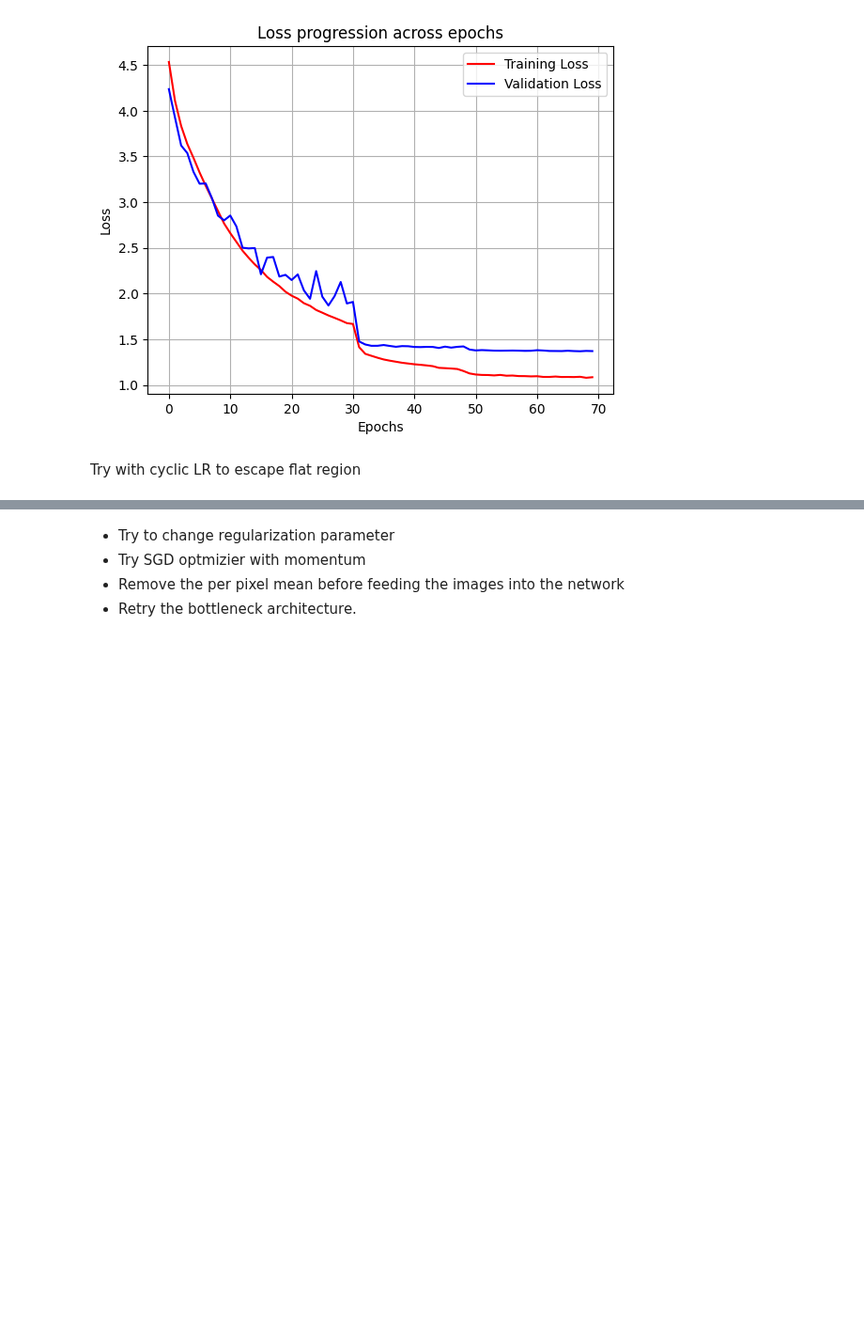
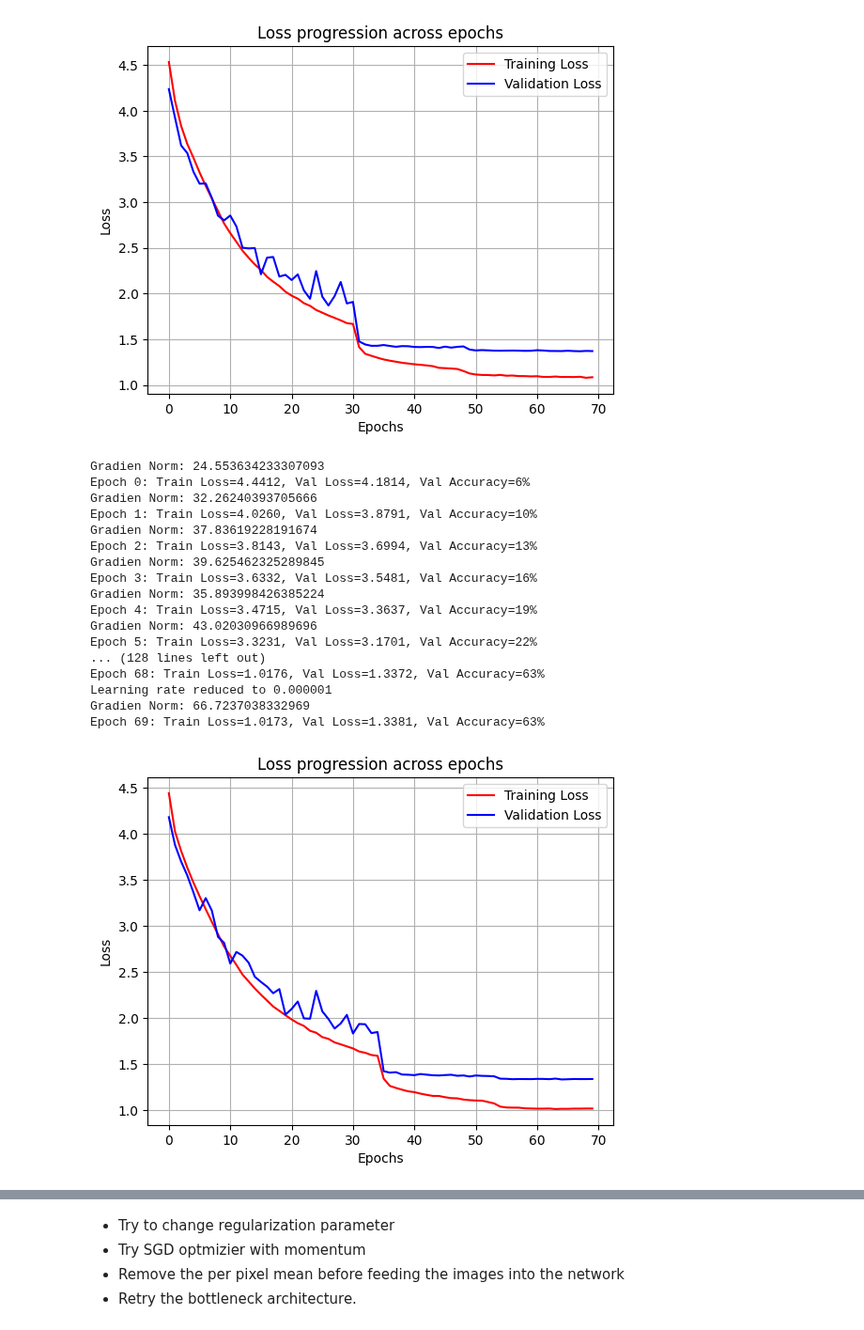
Before and after one commit to AleCardinale/Fundamentals-Inference-Learning, a Jupyter notebook: HW3/practical/cifar100.ipynb, the cells around one changed output, grey strips where cells are left out. Shown at 94% size. Drawn from its saved outputs; the diff is of its cells as text; code cells hidden in the pictures; blank space fills up the shorter version.

Commit message:
smaller factor of scheduler works better

```diff
--- a/HW3/practical/cifar100.ipynb
+++ b/HW3/practical/cifar100.ipynb
@@ -493,5 +493,3 @@ def plot_train_val_loss(train_losses, val_losses, ylim=None, loscale=False):
 plot_train_val_loss(train_losses, valid_losses)
 # %% [output]
 [figure]
-# %% [markdown]
-Try with cyclic LR to escape flat region
@@ -498,3 +627,42 @@ Try with cyclic LR to escape flat region
+# %%
+model = ResNet(block=ResidualBlock, num_blocks=[12, 11, 10]).to(DEVICE)
+
+optimizer = torch.optim.SGD(model.parameters(), lr=0.01, weight_decay=0.001, momentum=0.9)
+scheduler_lr = torch.optim.lr_scheduler.ReduceLROnPlateau(optimizer, factor=0.1, patience=3, threshold=1e-3, verbose=True)
+
+train_losses, valid_losses, valid_accs =   fit(
+        model,
+        train_dataloader = train_dataloader,
+        optimizer = optimizer,
+        epochs = 70,
+        device = DEVICE,
+        val_dataloader = valid_dataloader,
+        scheduler_lr = scheduler_lr,
+        gradient_threshold= 1e-4,
+        noNoiseEpochs_threshold= 3,
+        std_noise= 0.01
+    )
+torch.save(model.state_dict(), 'resNet_dataAug_noiseSDG.pt')
+plot_train_val_loss(train_losses, valid_losses)
+# %% [output]
+Gradien Norm: 24.553634233307093
+Epoch 0: Train Loss=4.4412, Val Loss=4.1814, Val Accuracy=6%
+Gradien Norm: 32.26240393705666
+Epoch 1: Train Loss=4.0260, Val Loss=3.8791, Val Accuracy=10%
+Gradien Norm: 37.83619228191674
+Epoch 2: Train Loss=3.8143, Val Loss=3.6994, Val Accuracy=13%
+Gradien Norm: 39.625462325289845
+Epoch 3: Train Loss=3.6332, Val Loss=3.5481, Val Accuracy=16%
+Gradien Norm: 35.893998426385224
+Epoch 4: Train Loss=3.4715, Val Loss=3.3637, Val Accuracy=19%
+Gradien Norm: 43.02030966989696
+Epoch 5: Train Loss=3.3231, Val Loss=3.1701, Val Accuracy=22%
+... (128 lines left out)
+Epoch 68: Train Loss=1.0176, Val Loss=1.3372, Val Accuracy=63%
+Learning rate reduced to 0.000001
+Gradien Norm: 66.7237038332969
+Epoch 69: Train Loss=1.0173, Val Loss=1.3381, Val Accuracy=63%
+[figure, added]
 # %%
 model = ResNet(block=ResidualBlock, num_blocks=[12, 11, 10]).to(DEVICE)
 
```
Also changed, not shown: parts of 4 cells of this notebook.
